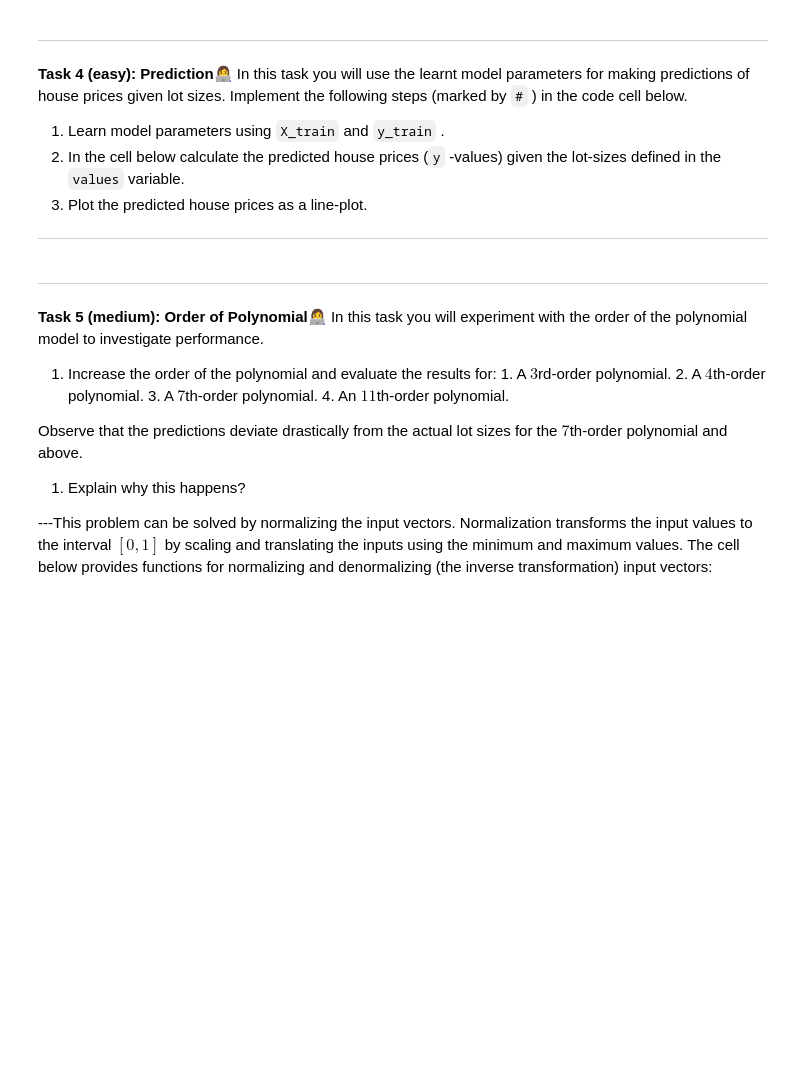
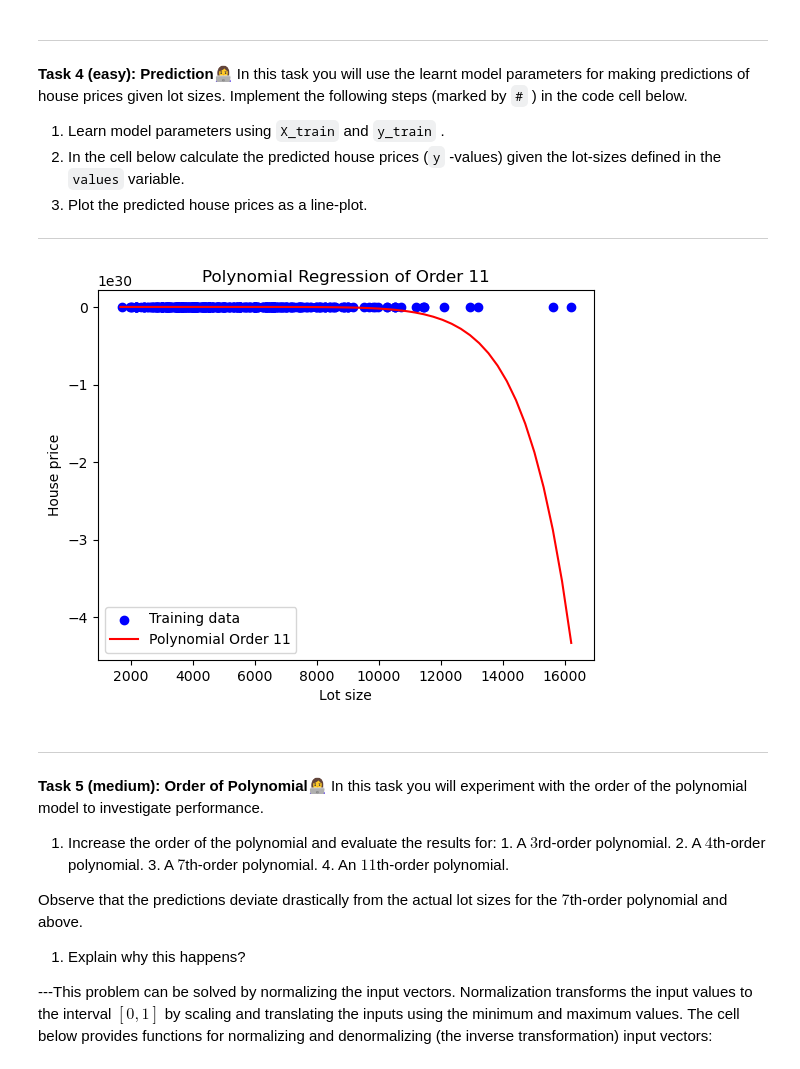
Before and after one commit to Grumlebob/MachineLearning2024, a Jupyter notebook: Exercises/vscode/W07/01-polynomial_regression.ipynb, the cells around one changed output. Drawn from its saved outputs; the diff is of its cells as text; code cells hidden in the pictures; blank space fills up the shorter version.

```diff
--- a/Exercises/vscode/W07/01-polynomial_regression.ipynb
+++ b/Exercises/vscode/W07/01-polynomial_regression.ipynb
@@ -148,7 +182,12 @@ def train(X, y, order):
 
     :return: Parameters of model.
     """
-    ...
+    # Create the design matrix for the given polynomial order
+    x_design = get_design_matrix(X, order)
+
+    # Using linear squares on our knowns (input:x and labels:y), to get our unknowns (weights:w)
+    w = np.linalg.inv(x_design.T @ x_design) @ x_design.T @ y
+    return w
 # %% [markdown]
 
 ---
@@ -165,7 +204,12 @@ def predict(X, w):
 
     :return: Predicted y-values.
     """
-    ...
+    #Good ol' affine transformation of: Aw = y
+    #A: design matrix, made from our inputs x
+    #w: weights learned from least squares
+    #y: our predictions
+    X_design = get_design_matrix(X, len(w) - 1)
+    return (X_design @ w).ravel()
 # %% [markdown]
 
 ---
@@ -183,14 +227,27 @@ In this task you will use the learnt model parameters for making predictions of
 
 ---
 # %%
-values = np.linspace(X_full.min(), X_full.max(), 50)
-
-# (1) Learn model parameters
+# (1) Learn model parameters with a polynomial of order 2 (for example)
+order = 11
+w = train(X_train, y_train, order)
 
 # (2) Evaluate model
+x_values = np.linspace(X_full.min(), X_full.max(), 50)
+predicted_y_values = predict(x_values, w)
 
 # (3) Plot predicted values
-plt.scatter(X_train, y_train)
+
+#Dette er vores punkter med x og y værdier.
+plt.scatter(X_train, y_train, color='blue', label='Training data')
+#Dette er vores x_values og deres tilhørende y_prediction
+plt.plot(x_values, predicted_y_values, color='red', label=f'Polynomial Order {order}')
+plt.xlabel('Lot size')
+plt.ylabel('House price')
+plt.title(f'Polynomial Regression of Order {order}')
+plt.legend()
+plt.show()
+# %% [output]
+[figure, added]
 # %% [markdown]
 
 ---
```
Also changed, not shown: parts of 14 cells of this notebook, 3 other files.
